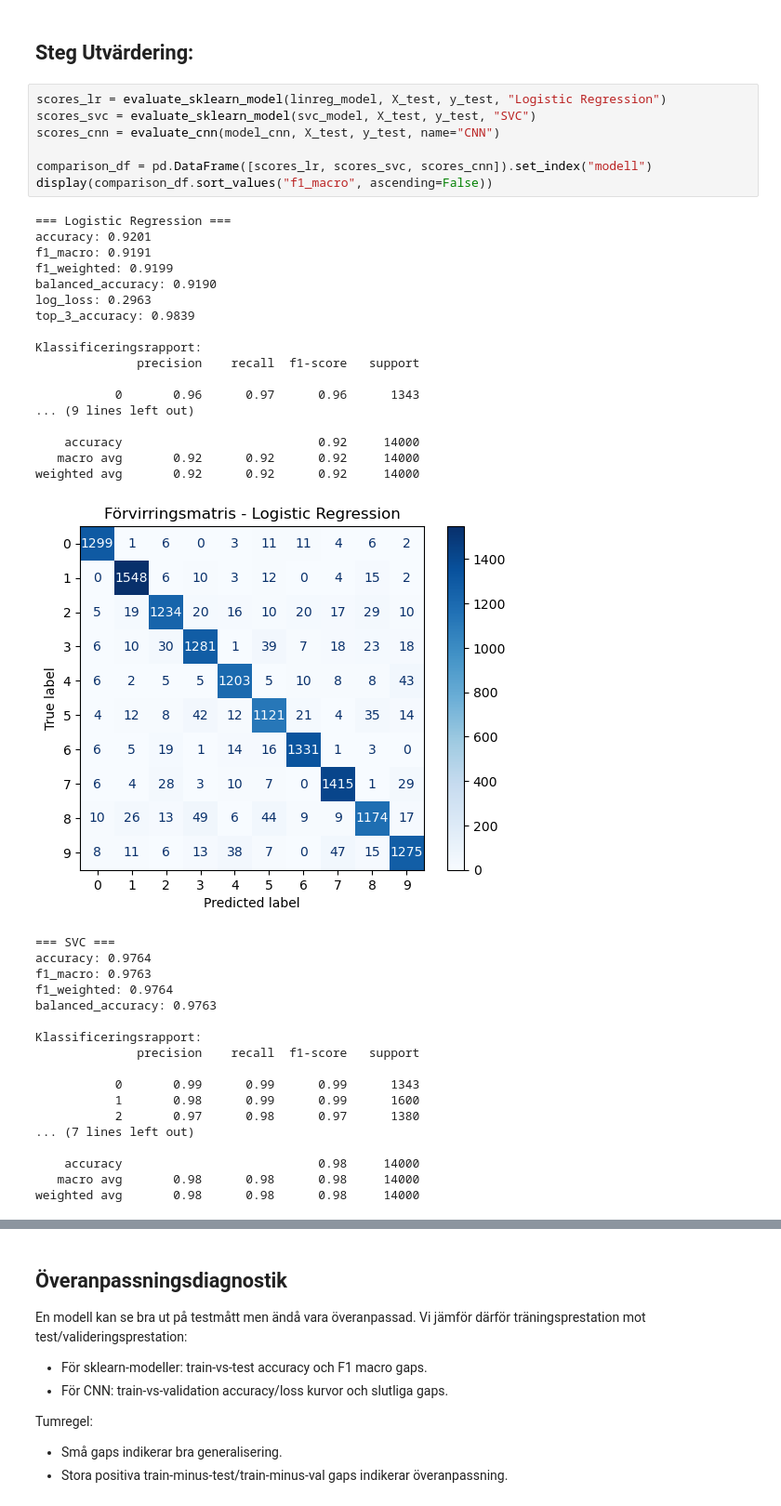
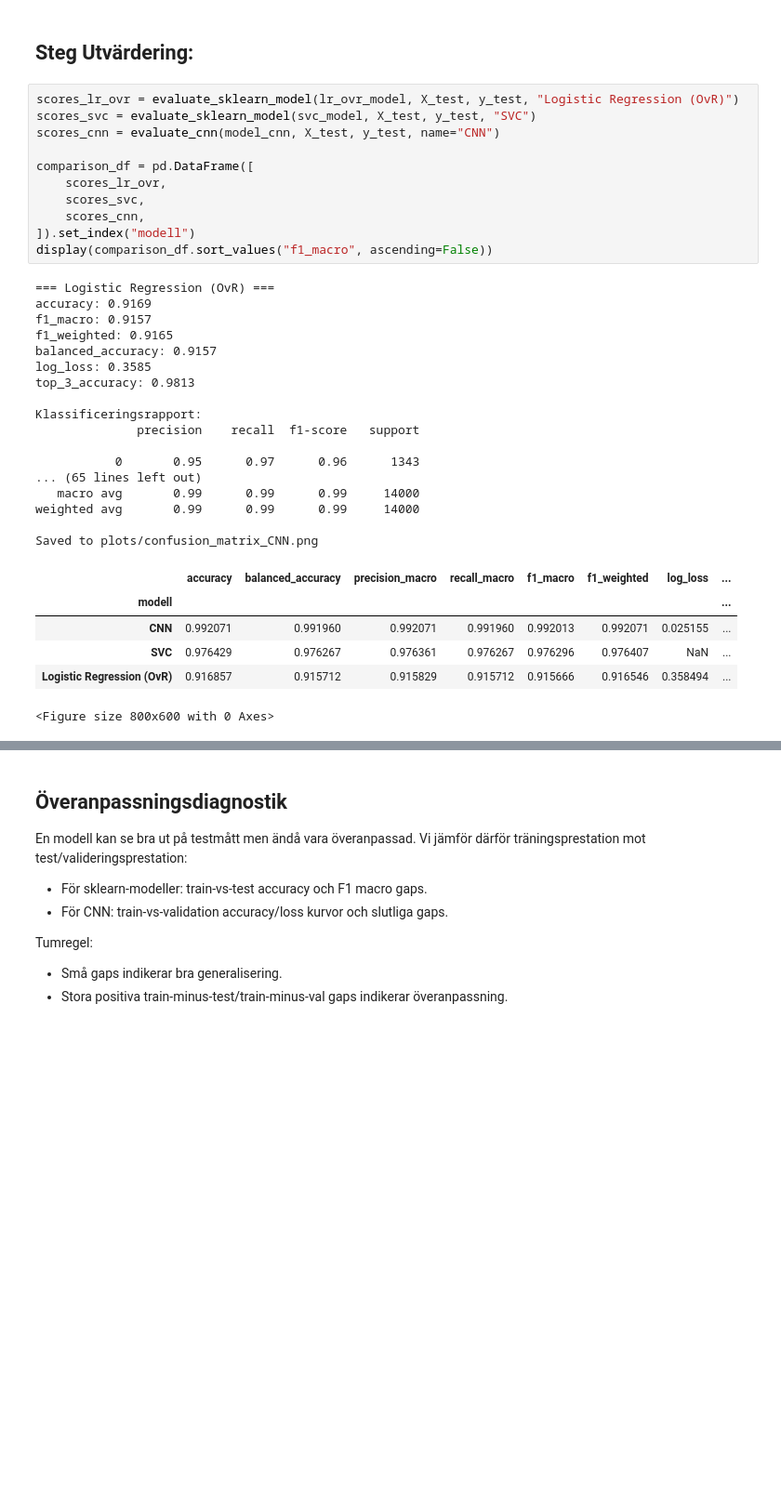
Before and after one commit to alexanderlvov1/PAITH2025, a Jupyter notebook: 2026/hemlaxa/AIkunskapskontroll2026Del2EDA.ipynb, the cells around one changed output, grey strips where cells are left out. Shown at 93% size. Cells and saved outputs as stored; diff of their text form; blank space fills up the shorter version.

```diff
--- a/2026/hemlaxa/AIkunskapskontroll2026Del2EDA.ipynb
+++ b/2026/hemlaxa/AIkunskapskontroll2026Del2EDA.ipynb
@@ -376,45 +445,37 @@ Epoch 10/10
 # %% [markdown]
 ## Steg Utvärdering:
 # %%
-scores_lr = evaluate_sklearn_model(linreg_model, X_test, y_test, "Logistic Regression")
+scores_lr_ovr = evaluate_sklearn_model(lr_ovr_model, X_test, y_test, "Logistic Regression (OvR)")
 scores_svc = evaluate_sklearn_model(svc_model, X_test, y_test, "SVC")
 scores_cnn = evaluate_cnn(model_cnn, X_test, y_test, name="CNN")
 
-comparison_df = pd.DataFrame([scores_lr, scores_svc, scores_cnn]).set_index("modell")
+comparison_df = pd.DataFrame([
+    scores_lr_ovr,
+    scores_svc,
+    scores_cnn,
+]).set_index("modell")
 display(comparison_df.sort_values("f1_macro", ascending=False))
 # %% [output]
-=== Logistic Regression ===
-accuracy: 0.9201
-f1_macro: 0.9191
-f1_weighted: 0.9199
-balanced_accuracy: 0.9190
-log_loss: 0.2963
-top_3_accuracy: 0.9839
+=== Logistic Regression (OvR) ===
+accuracy: 0.9169
+f1_macro: 0.9157
+f1_weighted: 0.9165
+balanced_accuracy: 0.9157
+log_loss: 0.3585
+top_3_accuracy: 0.9813
 
 Klassificeringsrapport:
               precision    recall  f1-score   support
 
-           0       0.96      0.97      0.96      1343
-... (9 lines left out)
+           0       0.95      0.97      0.96      1343
+... (65 lines left out)
+   macro avg       0.99      0.99      0.99     14000
+weighted avg       0.99      0.99      0.99     14000
 
-    accuracy                           0.92     14000
-   macro avg       0.92      0.92      0.92     14000
-weighted avg       0.92      0.92      0.92     14000
+Saved to plots/confusion_matrix_CNN.png
-[figure, removed]
+|  | accuracy | balanced_accuracy | precision_macro | recall_macro | f1_macro | f1_weighted | log_loss | ... |
+| modell |  |  |  |  |  |  |  | ... |
+| CNN | 0.992071 | 0.991960 | 0.992071 | 0.991960 | 0.992013 | 0.992071 | 0.025155 | ... |
+| SVC | 0.976429 | 0.976267 | 0.976361 | 0.976267 | 0.976296 | 0.976407 | NaN | ... |
+| Logistic Regression (OvR) | 0.916857 | 0.915712 | 0.915829 | 0.915712 | 0.915666 | 0.916546 | 0.358494 | ... |
-=== SVC ===
-accuracy: 0.9764
-f1_macro: 0.9763
-f1_weighted: 0.9764
-balanced_accuracy: 0.9763
-
-Klassificeringsrapport:
-              precision    recall  f1-score   support
-
-           0       0.99      0.99      0.99      1343
-           1       0.98      0.99      0.99      1600
-           2       0.97      0.98      0.97      1380
-... (7 lines left out)
-
-    accuracy                           0.98     14000
-   macro avg       0.98      0.98      0.98     14000
-weighted avg       0.98      0.98      0.98     14000
+<Figure size 800x600 with 0 Axes>
```
Also changed, not shown: parts of 12 cells of this notebook.
